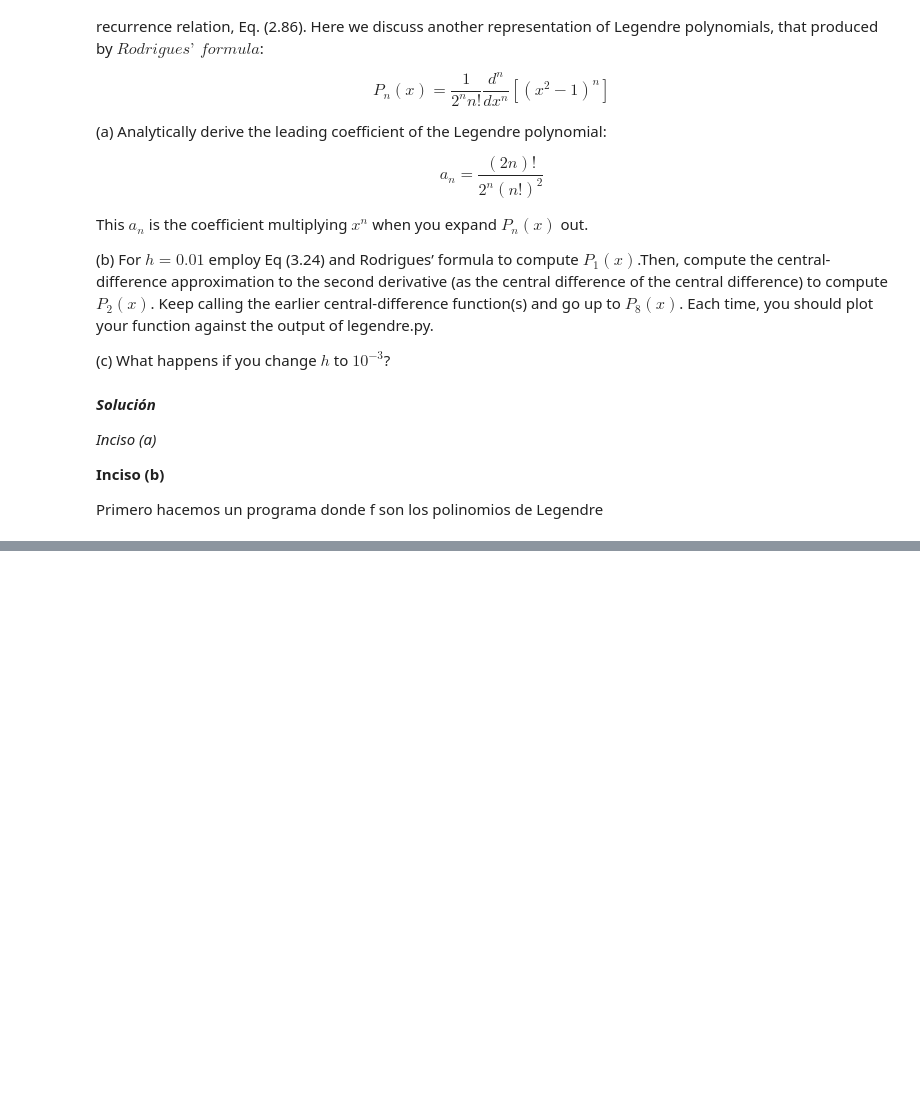
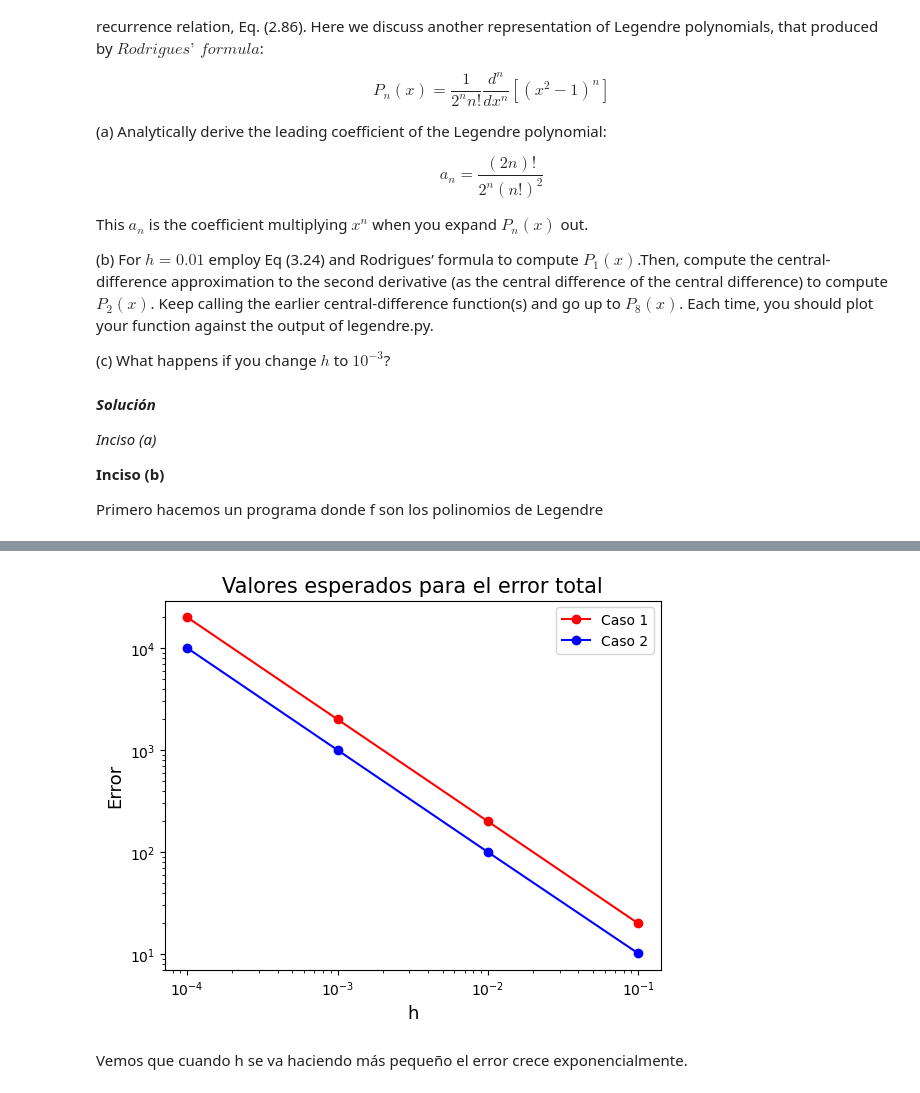
Before and after one commit to Fersv04/Fernanda-MN-2024, a Jupyter notebook: Capitulo 3.ipynb, the cells around one changed output, grey strips where cells are left out. Cells and saved outputs as stored; diff of their text form; code cells hidden in the pictures; blank space fills up the shorter version.

```diff
--- a/Capitulo 3.ipynb
+++ b/Capitulo 3.ipynb
@@ -183,0 +284,19 @@ This problem deals with our analytical expectations for the total error, $\varep
+# %%
+def error1(h):
+    return h/2*sp.Abs(0.1)+(2*sp.Abs(1))/h
+
+def error2(h):
+    return h**2/6*sp.Abs(100)+(sp.Abs(1))/h
+
+hs=[10**(-i) for i in range(1,5)]
+plt.loglog(hs,[error1(h) for h in hs],"ro-",label="Caso 1")
+plt.loglog(hs,[error2(h) for h in hs],"bo-",label="Caso 2")
+plt.legend()
+plt.title("Valores esperados para el error total",fontsize=15)
+plt.xlabel("h",fontsize=13)
+plt.ylabel("Error",fontsize=13)
+plt.show()
+# %% [output]
+[figure, added]
+# %% [markdown]
+Vemos que cuando h se va haciendo más pequeño el error crece exponencialmente.
```
Also changed, not shown: parts of 5 cells of this notebook.
